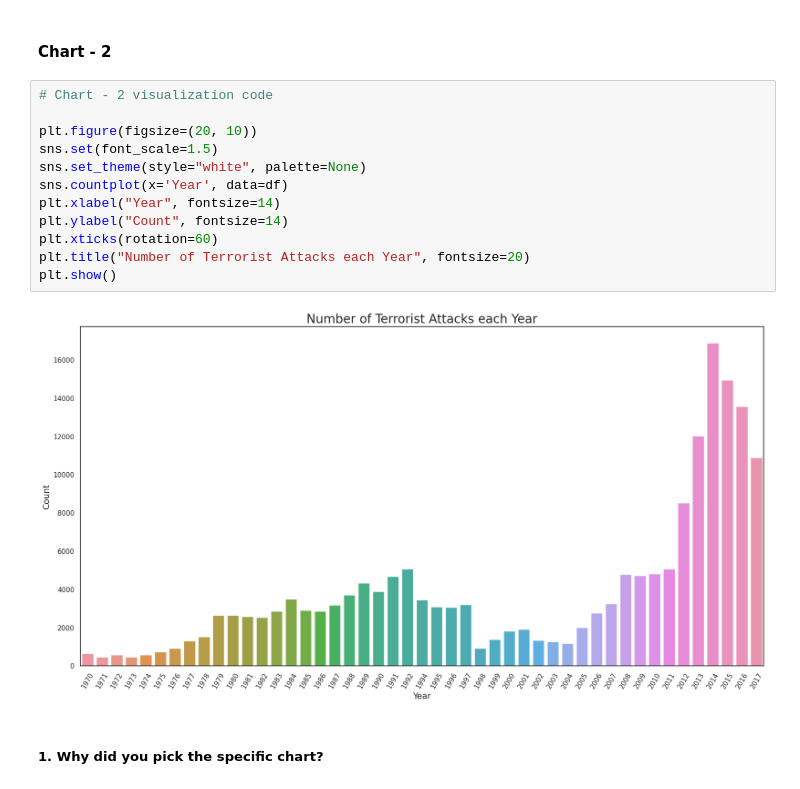
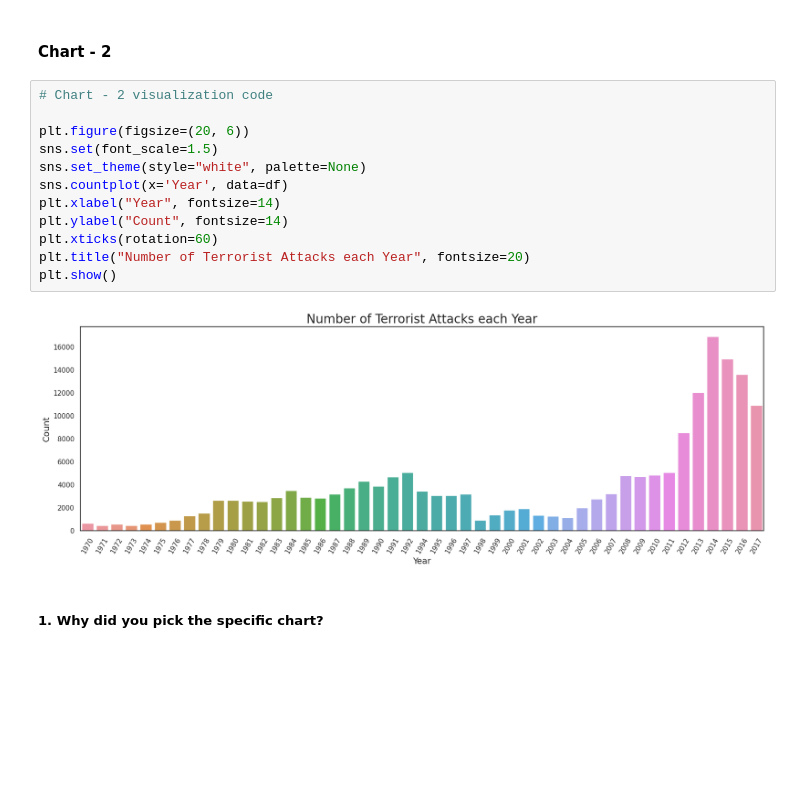
Before and after one commit to Shubham-kumar149/Data-Visualization-With-Python, a Jupyter notebook: Capstone_Project_EDA_on_Global_Terrorism_Dataset.ipynb, the cells around one changed output. Saved outputs shown, nothing was run; the diff lists cells and outputs as text; blank space fills up the shorter version.

```diff
--- a/Capstone_Project_EDA_on_Global_Terrorism_Dataset.ipynb
+++ b/Capstone_Project_EDA_on_Global_Terrorism_Dataset.ipynb
@@ -473,17 +473,17 @@ Negative growth could occur if the insights are misinterpreted or if actions are
 # %%
 # Chart - 2 visualization code
 
-plt.figure(figsize=(20, 10))
+plt.figure(figsize=(20, 6))
 sns.set(font_scale=1.5)
 sns.set_theme(style="white", palette=None)
 sns.countplot(x='Year', data=df)
 plt.xlabel("Year", fontsize=14)
 plt.ylabel("Count", fontsize=14)
 plt.xticks(rotation=60)
 plt.title("Number of Terrorist Attacks each Year", fontsize=20)
 plt.show()
 # %% [output]
-[figure, old version]
+[figure, new version]
 # %% [markdown]
 ##### 1. Why did you pick the specific chart?
 # %% [markdown]
```
Also changed, not shown: parts of 16 cells of this notebook.
